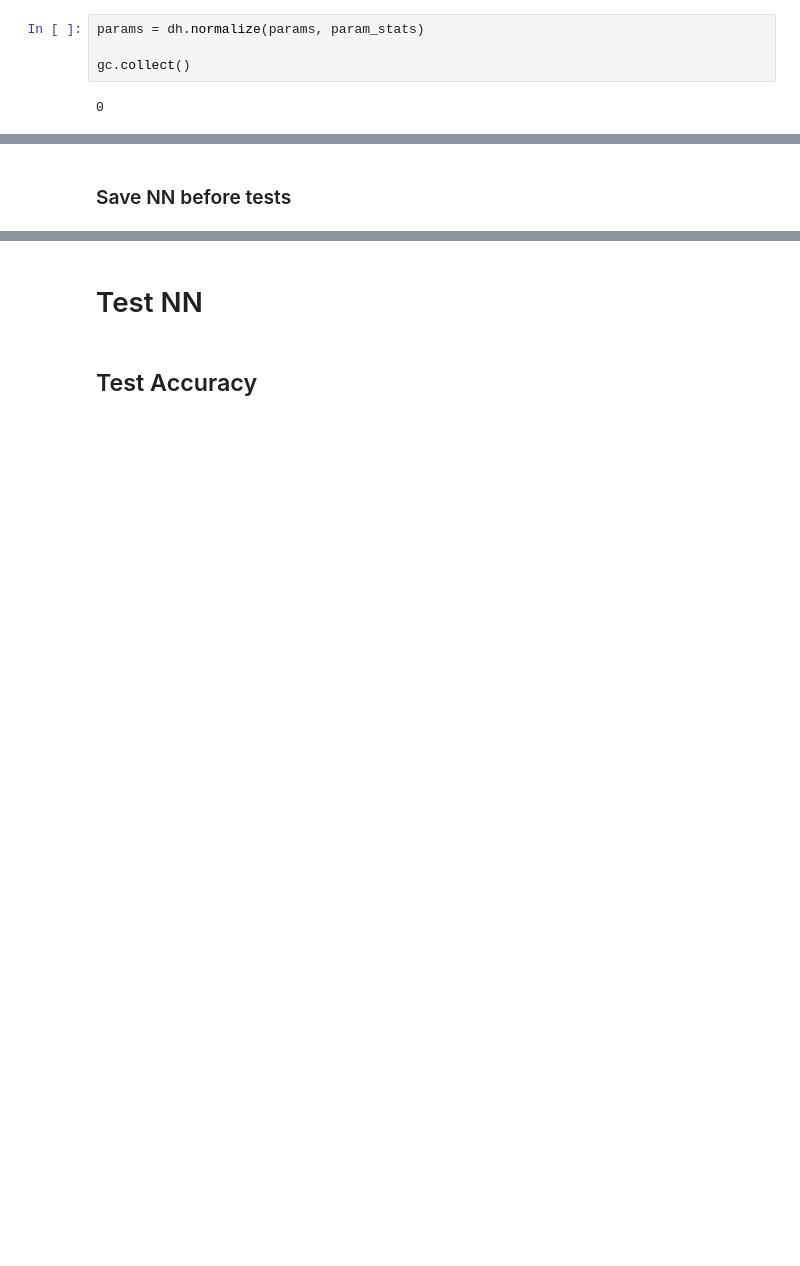
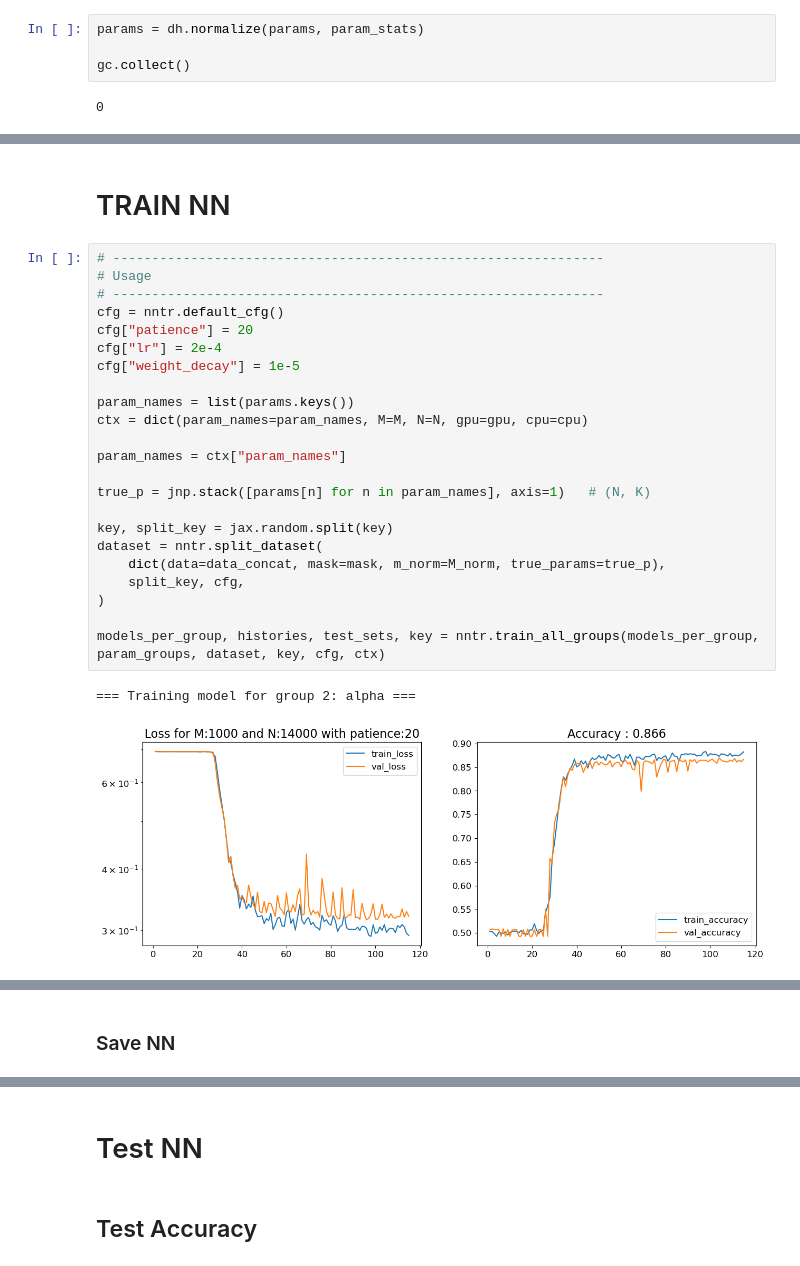
Before and after one commit to a-trigui/ximinf, a Jupyter notebook: notebooks/2_train_nn.ipynb, the cells around one changed output, grey strips where cells are left out. Saved outputs shown, nothing was run; the diff lists cells and outputs as text; blank space fills up the shorter version.

```diff
--- a/notebooks/2_train_nn.ipynb
+++ b/notebooks/2_train_nn.ipynb
@@ -711,0 +316,28 @@ for g, group_data in enumerate(all_group_param_slices):
+# %% [markdown]
+# TRAIN NN
+# %%
+# ---------------------------------------------------------------
+# Usage
+# ---------------------------------------------------------------
+cfg = nntr.default_cfg()
+cfg["patience"] = 20
+cfg["lr"] = 2e-4
+cfg["weight_decay"] = 1e-5
+
+param_names = list(params.keys())
+ctx = dict(param_names=param_names, M=M, N=N, gpu=gpu, cpu=cpu)
+
+param_names = ctx["param_names"]
+
+true_p = jnp.stack([params[n] for n in param_names], axis=1)   # (N, K)
+
+key, split_key = jax.random.split(key)
+dataset = nntr.split_dataset(
+    dict(data=data_concat, mask=mask, m_norm=M_norm, true_params=true_p),
+    split_key, cfg,
+)
+
+models_per_group, histories, test_sets, key = nntr.train_all_groups(models_per_group, param_groups, dataset, key, cfg, ctx)
+# %% [output]
+=== Training model for group 2: alpha ===
+[figure, added]
@@ -712,3 +345,3 @@ for g, group_data in enumerate(all_group_param_slices):
 # %% [markdown]
-### Save NN before tests
+### Save NN
 # %%
```
Also changed, not shown: parts of 45 cells of this notebook, 10 other files.
